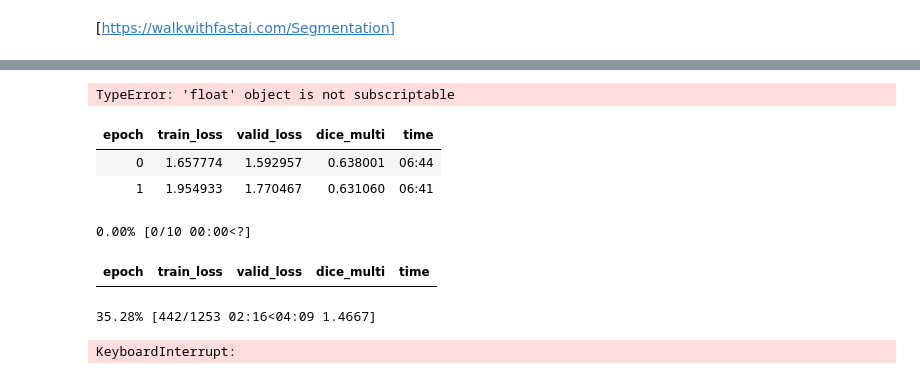
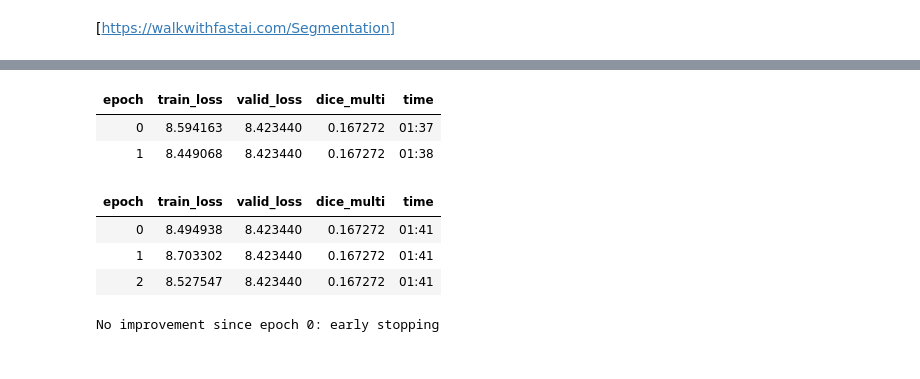
Before and after one commit to TheFoo251/earthquake_model, a Jupyter notebook: notebooks/fastai.ipynb, the cells around one changed output, grey strips where cells are left out. Cells and saved outputs as stored; diff of their text form; code cells hidden in the pictures.

```diff
--- a/notebooks/fastai.ipynb
+++ b/notebooks/fastai.ipynb
@@ -112 +114,9 @@ dls = SegmentationDataLoaders.from_label_func(
+# %%
+path = patch_dir
+dls = SegmentationDataLoaders.from_label_func(path, bs=8,
+    fnames = get_image_files(path/"images"),
+    label_func = lambda o: path/"targets"/f"{o.stem}{o.suffix}",
+    codes = codes,
+    # batch_tfms=[*aug_transforms(size=(360,480)), Normalize.from_stats(*imagenet_stats)]
+    )
 # %%
@@ -121,6 +131,7 @@ learn = unet_learner(
     self_attention=True,
     act_cls=Mish,
     loss_func = DiceLoss(),
-    pretrained=True
+    pretrained=True,
+    n_out = 5 # set codes implicitly later
 )
 # learn.summary()
@@ -132,19 +145,28 @@ lr = learn.lr_find()
 # %%
-lr = lr[0]; lr
+#lr = lr[0]; lr
+lr = 0.1
 #https://towardsdatascience.com/implementing-a-batch-size-finder-in-fastai-how-to-get-a-4x-speedup-with-better-generalization-813d686f6bdf
 # automatic batch finding??
-# %% [output]
-TypeError: 'float' object is not subscriptable
 # %%
-# automatically does applies all of Leslie's tricks-- 1cycle, freezing, discrinatory lr
-learn.fine_tune(epochs=10, base_lr=lr, freeze_epochs=2)
+# automatically does applies all of Leslie Smith's tricks-- 1cycle, freezing, discrinatory lr
+
+# model isn't changing at all right now-- activations must be "dead"
+# data isn't scaled....
+
+#even worse score using default learner...
+learn.fine_tune(epochs=3,
+                base_lr=lr,
+                freeze_epochs=2,
+                cbs=EarlyStoppingCallback(monitor='valid_loss', min_delta=0.1, patience=2)
+               )
 # %% [output]
 | epoch | train_loss | valid_loss | dice_multi | time |
-| 0 | 1.657774 | 1.592957 | 0.638001 | 06:44 |
-| 1 | 1.954933 | 1.770467 | 0.631060 | 06:41 |
+| 0 | 8.594163 | 8.423440 | 0.167272 | 01:37 |
+| 1 | 8.449068 | 8.423440 | 0.167272 | 01:38 |
+| epoch | train_loss | valid_loss | dice_multi | time |
+| 0 | 8.494938 | 8.423440 | 0.167272 | 01:41 |
+| 1 | 8.703302 | 8.423440 | 0.167272 | 01:41 |
+| 2 | 8.527547 | 8.423440 | 0.167272 | 01:41 |
-0.00% [0/10 00:00<?]
+No improvement since epoch 0: early stopping
-| epoch | train_loss | valid_loss | dice_multi | time |
-35.28% [442/1253 02:16<04:09 1.4667]
-KeyboardInterrupt:
 # %%
 learn.show_results(max_n=8)
```
Also changed, not shown: parts of 20 cells of this notebook, 4 other files.
